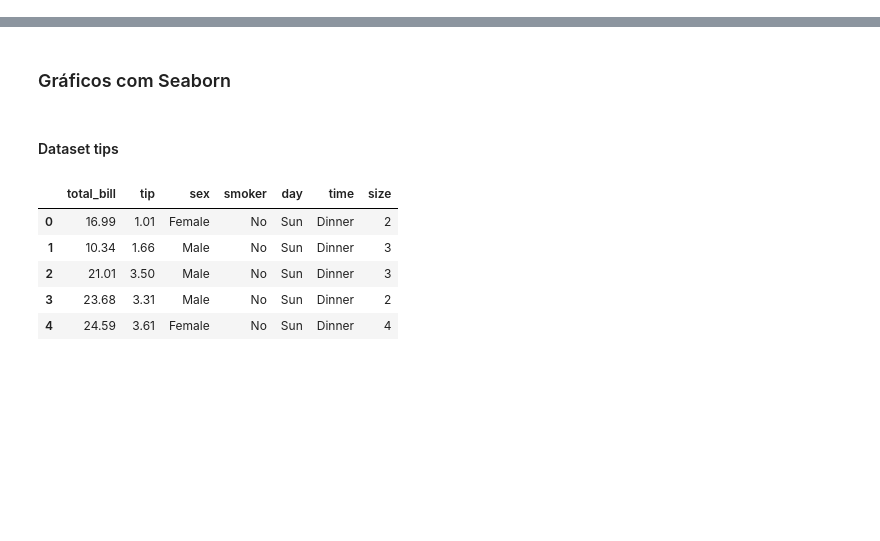
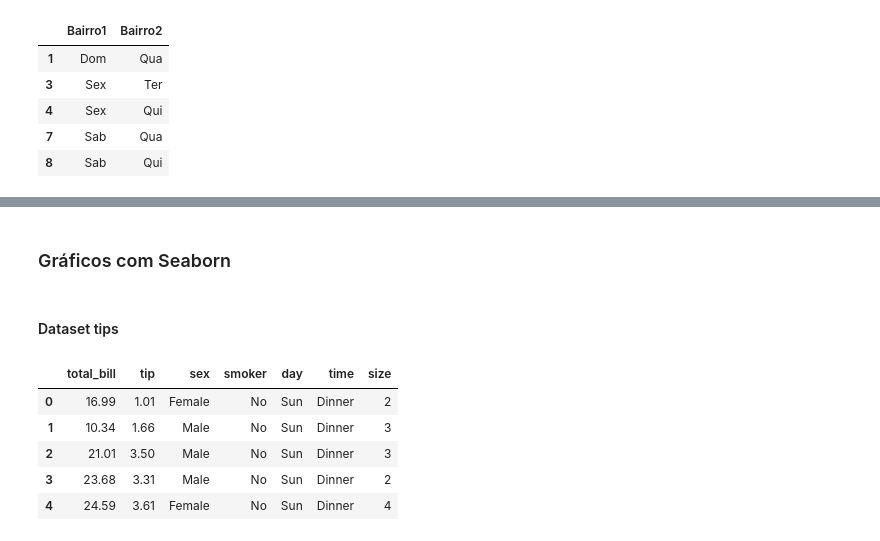
Before and after one commit to mliborio2020/curso_ciencia_dados2021, a Jupyter notebook: notebook/Aula5/Aula5_EstatisticaDescritiva_Graficos.ipynb, the cells around one changed output, grey strips where cells are left out. Cells and saved outputs as stored; diff of their text form; code cells hidden in the pictures; blank space fills up the shorter version.

```diff
--- a/notebook/Aula5/Aula5_EstatisticaDescritiva_Graficos.ipynb
+++ b/notebook/Aula5/Aula5_EstatisticaDescritiva_Graficos.ipynb
@@ -17,10 +35,20 @@ df_cat.dtypes
 # %%
 # Criando dados categóricos ordenados
 from pandas.api.types import CategoricalDtype
-s = pd.Series(["a", "b", "c", "a"])
-cat_type = CategoricalDtype(categories=["b", "c", "d"], ordered=True)
+s = pd.DataFrame({'Bairro1': ch(weekdays, 50),
+                  'Bairro2': ch(weekdays, 50)}, dtype ="category")
+cat_type = CategoricalDtype(categories=["Seg", "Ter", "Qua",
+                        "Qui", "Sex", "Sab", "Dom"], ordered=True)
 s_cat = s.astype(cat_type)
-s_cat
+# %%
+s_cat[s_cat['Bairro1'] > 'Qui'].head()
+# %% [output]
+|  | Bairro1 | Bairro2 |
+| 1 | Dom | Qua |
+| 3 | Sex | Ter |
+| 4 | Sex | Qui |
+| 7 | Sab | Qua |
+| 8 | Sab | Qui |
 # %%
 #### Amostragem
 # %%
```
Also changed, not shown: parts of 28 cells of this notebook, 2 other files.
